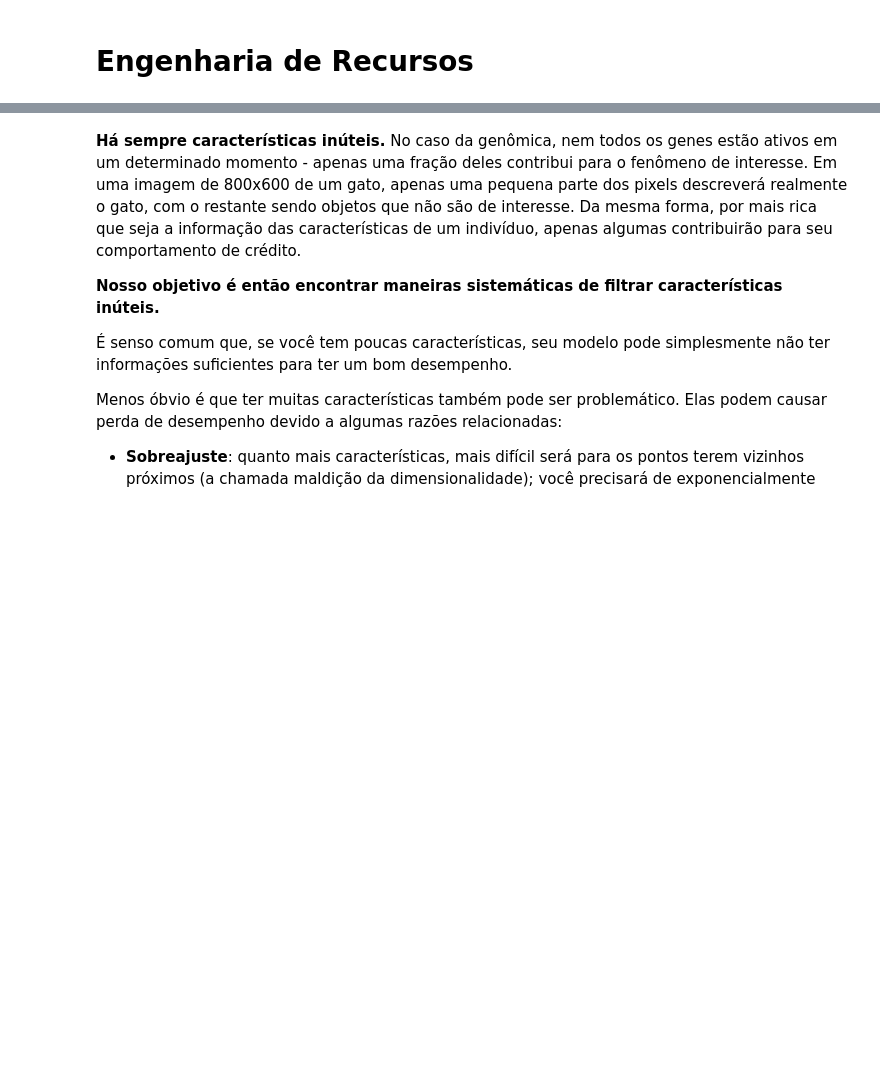
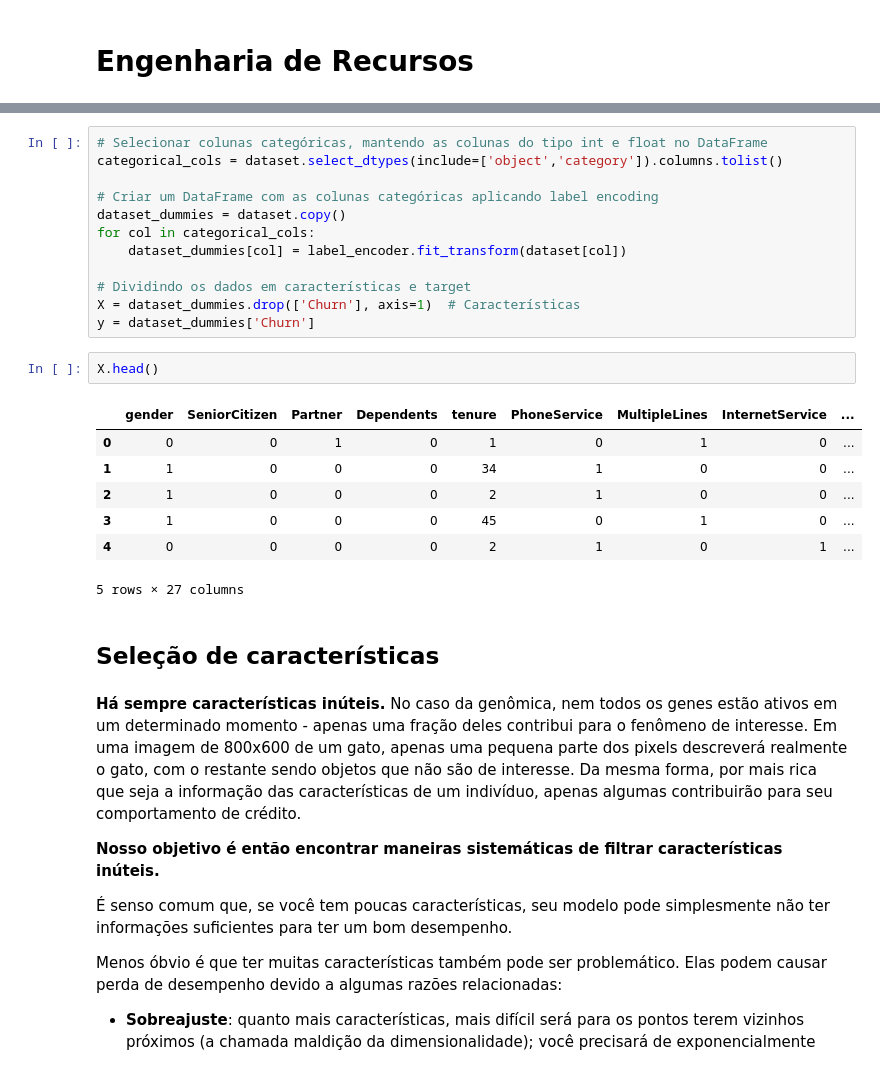
Before and after one commit to ArthurrCr/Churn_Telco, a Jupyter notebook: notebooks/model_training.ipynb, the cells around one changed output, grey strips where cells are left out. Drawn from its saved outputs; the diff is of its cells as text; blank space fills up the shorter version.

```diff
--- a/notebooks/model_training.ipynb
+++ b/notebooks/model_training.ipynb
@@ -427,3 +445,27 @@ Para crédito, é comum ter conjuntos de dados com $ p $ entre 100-10.000 caract
+# %%
+# Selecionar colunas categóricas, mantendo as colunas do tipo int e float no DataFrame
+categorical_cols = dataset.select_dtypes(include=['object','category']).columns.tolist()
+
+# Criar um DataFrame com as colunas categóricas aplicando label encoding
+dataset_dummies = dataset.copy()
+for col in categorical_cols:
+    dataset_dummies[col] = label_encoder.fit_transform(dataset[col])
+
+# Dividindo os dados em características e target
+X = dataset_dummies.drop(['Churn'], axis=1)  # Características
+y = dataset_dummies['Churn']
+# %%
+X.head()
+# %% [output]
+|  | gender | SeniorCitizen | Partner | Dependents | tenure | PhoneService | MultipleLines | InternetService | ... |
+| 0 | 0 | 0 | 1 | 0 | 1 | 0 | 1 | 0 | ... |
+| 1 | 1 | 0 | 0 | 0 | 34 | 1 | 0 | 0 | ... |
+| 2 | 1 | 0 | 0 | 0 | 2 | 1 | 0 | 0 | ... |
+| 3 | 1 | 0 | 0 | 0 | 45 | 0 | 1 | 0 | ... |
+| 4 | 0 | 0 | 0 | 0 | 2 | 1 | 0 | 1 | ... |
+5 rows × 27 columns
+# %% [markdown]
+## Seleção de características
 # %% [markdown]
 **Há sempre características inúteis.** No caso da genômica, nem todos os genes estão ativos em um determinado momento - apenas uma fração deles contribui para o fenômeno de interesse. Em uma imagem de 800x600 de um gato, apenas uma pequena parte dos pixels descreverá realmente o gato, com o restante sendo objetos que não são de interesse. Da mesma forma, por mais rica que seja a informação das características de um indivíduo, apenas algumas contribuirão para seu comportamento de crédito.
 
```
Also changed, not shown: parts of 34 cells of this notebook.
